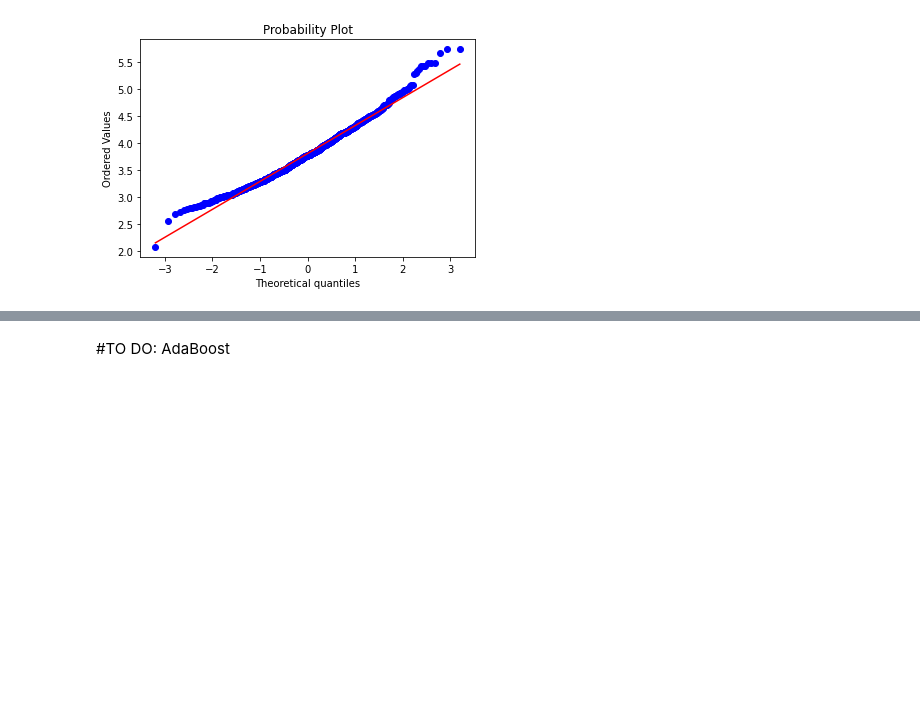
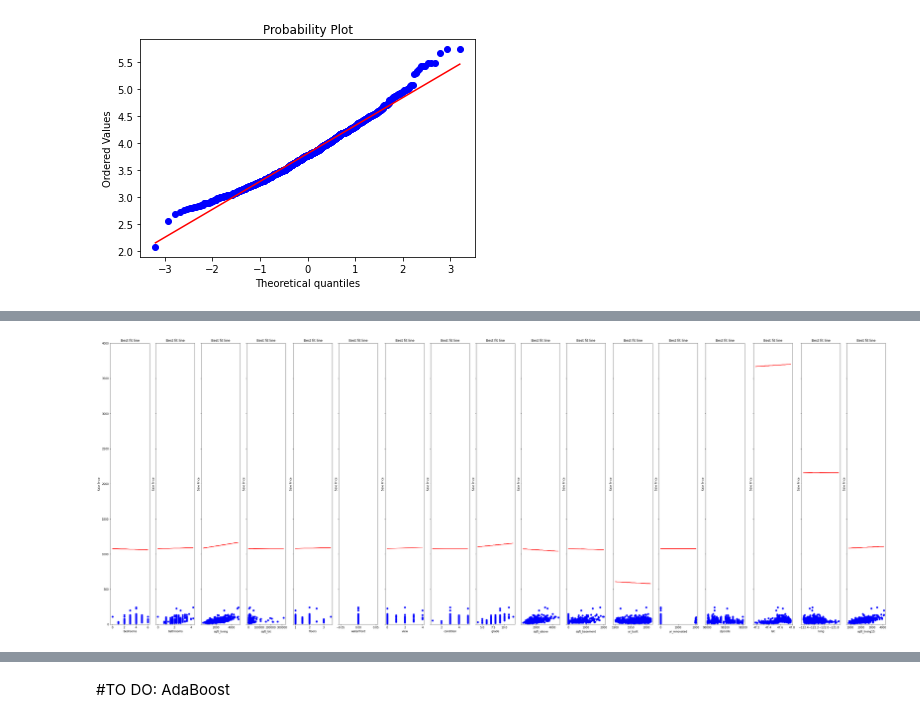
Before and after one commit to monikachudyba/MachineLearningProjects, a Jupyter notebook: Regression - House Pricing.ipynb, the cells around one changed output, grey strips where cells are left out. Saved outputs shown, nothing was run; the diff lists cells and outputs as text; code cells hidden in the pictures; blank space fills up the shorter version.

```diff
--- a/Regression - House Pricing.ipynb
+++ b/Regression - House Pricing.ipynb
@@ -310,0 +386,18 @@ res = stats.probplot(df['price'], plot=plt)
+# %%
+fig, axes = plt.subplots(1,len(X_train.columns),sharey=True,constrained_layout=True,figsize=(40,15))
+
+for i,f in enumerate(X_train.columns):
+
+  X_train_dep= X_train.copy()
+  X_train_dep.loc[:, X_train.columns != str(f)] = 0
+  axes[i].set_title("Best fit line")
+  axes[i].set_xlabel(str(f))
+  axes[i].set_ylabel('Sale Price')
+  #axes[i].scatter(X_train[e].values[:,np.newaxis], y_train, color='b')
+  axes[i].scatter(X_train[f], y_train, color='b')
+  #axes[i].plot(X_train[f],
+  #             regr.coef_[i]*X_train[f]+regr.intercept_, color='r')
+  axes[i].plot(X_train[f], regr.predict(X_train_dep),  color='r')
+  plt.ylim([0, 4000])
+# %% [output]
+[figure, added]
```
Also changed, not shown: parts of 22 cells of this notebook.
